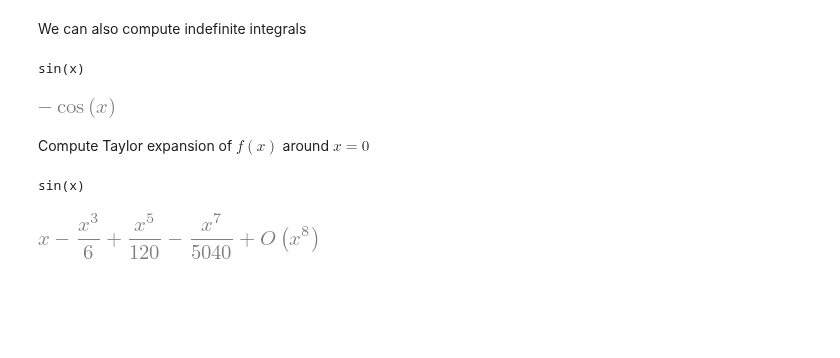
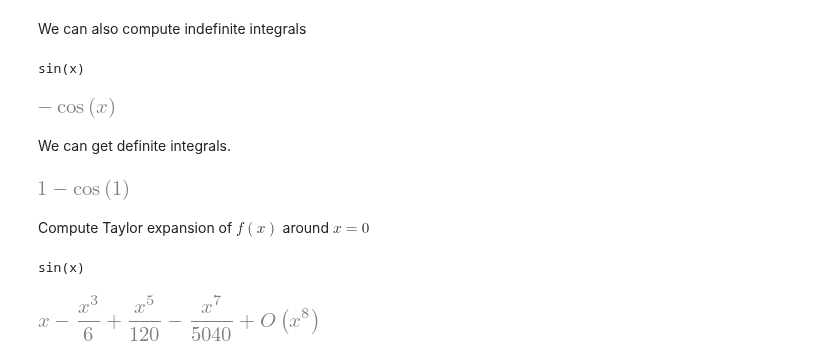
Before and after one commit to cpraveen/python, a Jupyter notebook: 05_sympy.ipynb, the cells around one changed output. Saved outputs shown, nothing was run; the diff lists cells and outputs as text; code cells hidden in the pictures; blank space fills up the shorter version.

```diff
--- a/05_sympy.ipynb
+++ b/05_sympy.ipynb
@@ -60,6 +60,12 @@ integrate(f,x)
 # %% [output]
 sin(x)
 [figure]
+# %% [markdown]
+We can get definite integrals.
+# %%
+integrate(f,(x,0,1))
+# %% [output]
+[figure, added]
 # %% [markdown]
 Compute Taylor expansion of $f(x)$ around $x=0$
 # %%
```
Also changed, not shown: parts of 1 cell of this notebook, 1 other file.
